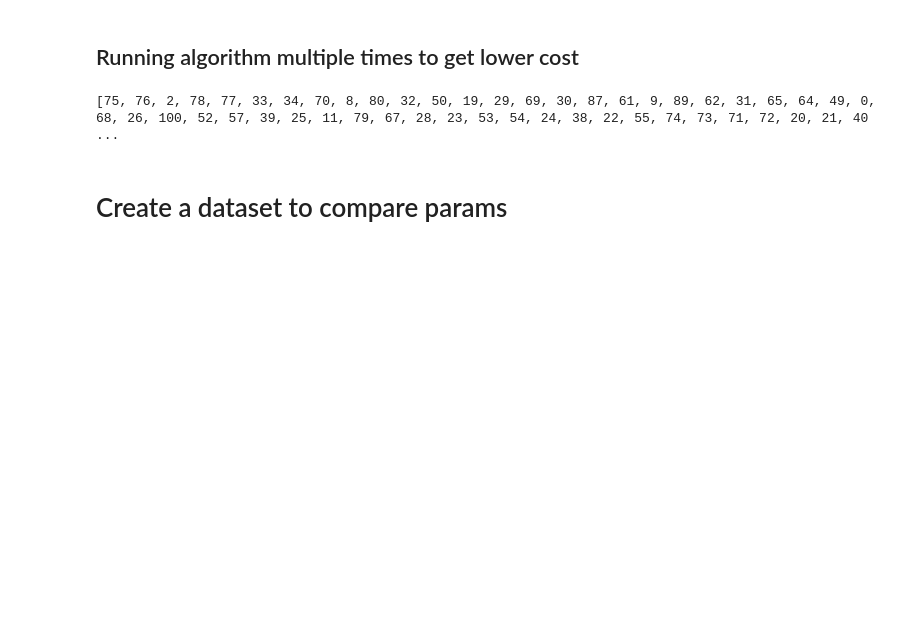
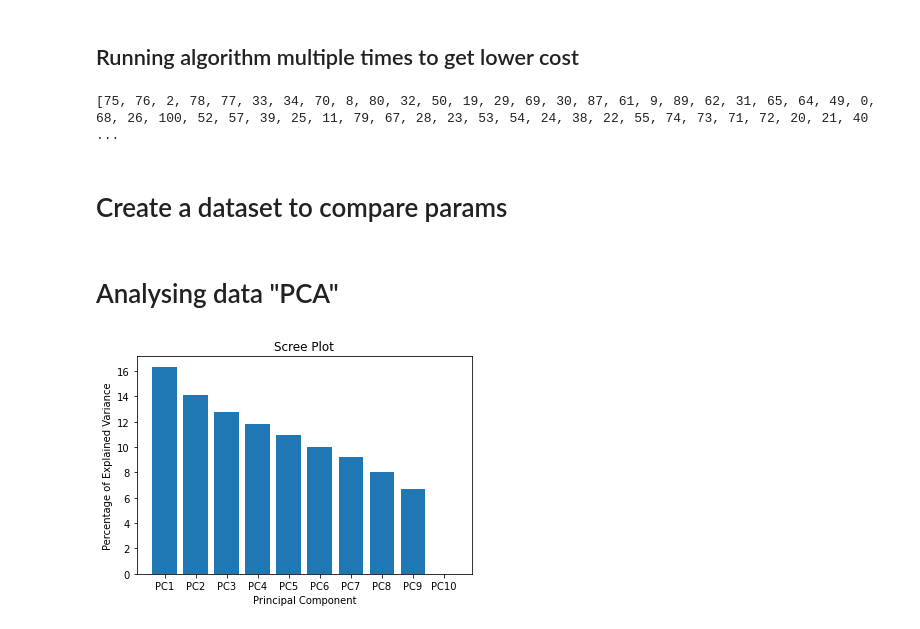
Before and after one commit to AmiraBelkis/tsp-ant-colony, a Jupyter notebook: main.ipynb, the cells around one changed output. Drawn from its saved outputs; the diff is of its cells as text; code cells hidden in the pictures; blank space fills up the shorter version.

Commit message:
PCA Code -data sample

```diff
--- a/main.ipynb
+++ b/main.ipynb
@@ -211,3 +211,41 @@ for i1 in range(10):
     rows.append([Ants_number, Alpha,Beta ,Evaporate_rate, Random_rate, nbr_iterations, c ,  end_time-start_time])
         #csvwriter.writerow([dataset,Ants_number, Alpha,Beta ,Evaporate_rate, Random_rate, nbr_iterations, c ,  end_time-start_time])
 print(rows)
+# %% [markdown]
+# Analysing data "PCA"
+# %%
+import random
+import matplotlib.pyplot as plt
+import pandas as pd
+import sklearn as sk
+from sklearn.decomposition import PCA
+
+# import data from csv file
+observations = ['obs' + str(i) for i in range(1,101)]
+wt = ['wt' + str(i) for i in range(1,6)]
+ko = ['ko' + str(i) for i in range(1,6)]
+data = pd.DataFrame(columns=[*wt,*ko],index=observations)
+for obs in data.index:
+    data.loc[obs,'wt1':'wt5'] =  np.random.randint(1,500,5)
+    data.loc[obs,'ko1':'ko5'] =  np.random.randint(1,500,5)
+#print(data.head())
+# scaling data ie (data - mean)^2/ standard deviation
+scaled_data = sk.preprocessing.scale(data.T)
+# using the Transpose because we need col to be the observations
+#print(scaled_data[1:10])
+pca = PCA()
+pca.fit(scaled_data)
+pca_data = pca.transform(scaled_data)
+# claculate the % of variation of each PC
+per_var = np.round(pca.explained_variance_ratio_ *100 , decimals =2)
+# name each PC
+labels = ['PC' + str(i) for i in range(1, len(per_var) + 1)]
+# Create graph
+
+plt.bar(x=range(1,len(per_var)+1), height=per_var, tick_label=labels)
+plt.ylabel('Percentage of Explained Variance')
+plt.xlabel('Principal Component')
+plt.title('Scree Plot')
+plt.show()
+# %% [output]
+[figure, added]
```
Also changed, not shown: parts of 2 cells of this notebook.
